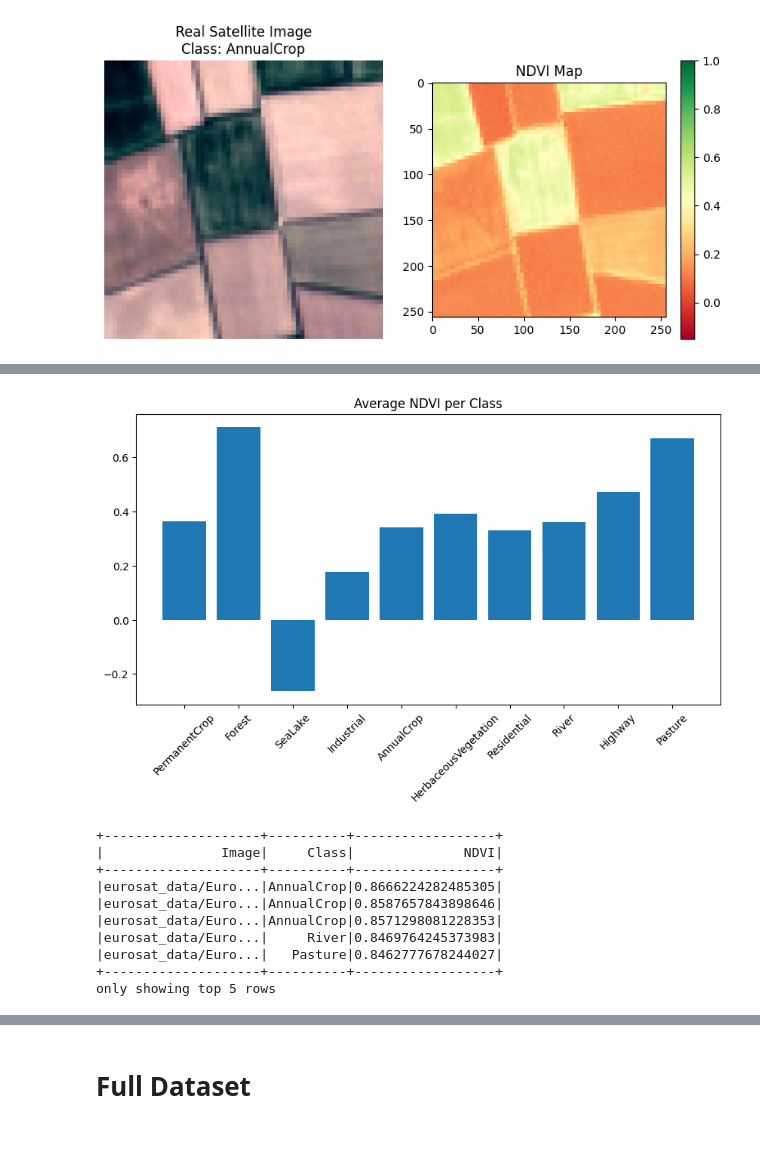
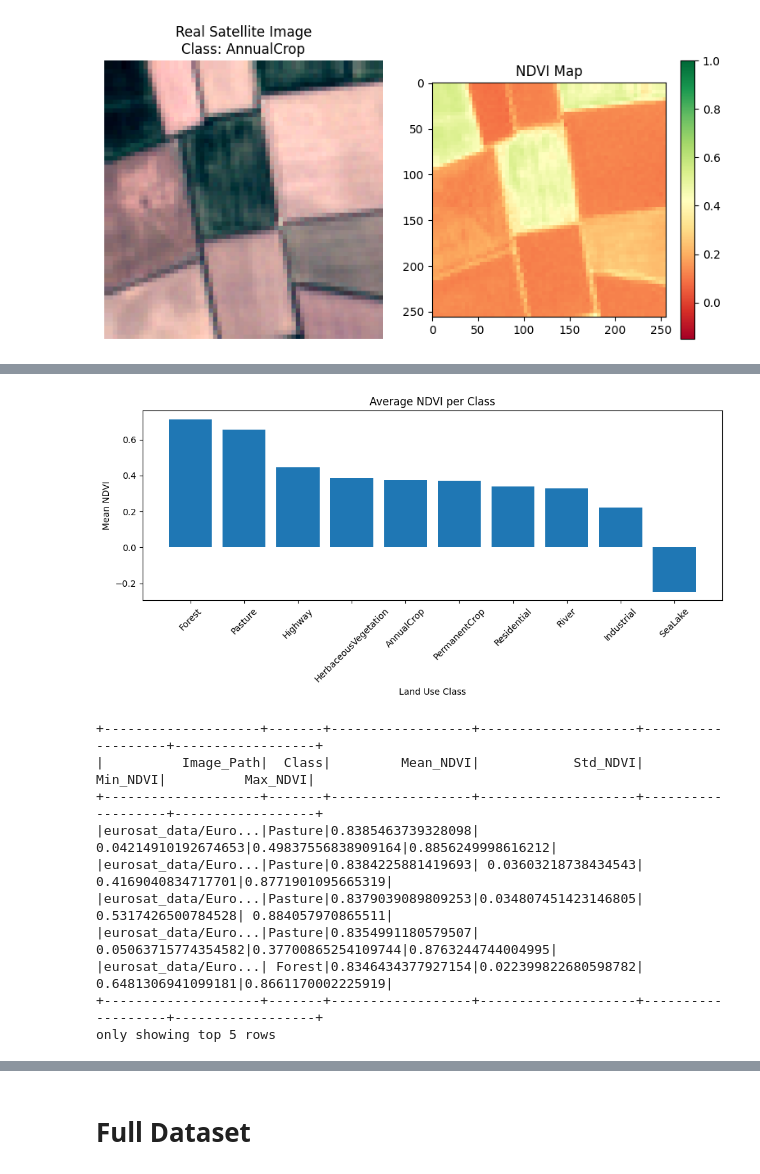
Before and after one commit to Sanjay-Chauhan52/Satellite-Based-Geospatial-Characterization-using-NDVI, a Jupyter notebook: notebook.ipynb, the cells around one changed output, grey strips where cells are left out. Drawn from its saved outputs; the diff is of its cells as text; code cells hidden in the pictures; blank space fills up the shorter version.

```diff
--- a/notebook.ipynb
+++ b/notebook.ipynb
@@ -182,0 +145,13 @@ result.show()
+# %%
+columns = [
+    "Image_Path",
+    "Class",
+    "Mean_NDVI",
+    "Std_NDVI",
+    "Min_NDVI",
+    "Max_NDVI"
+]
+
+df = spark.createDataFrame(ndvi_rdd, columns)
+
+df.show(5)
@@ -352,8 +363,6 @@ sample_rdd = rdd.sample(False, 0.2)
 ndvi_rdd = sample_rdd.map(compute_ndvi).cache()
 # %%
 clean_rdd = ndvi_rdd.filter(lambda x: x[2] is not None)
-# %%
-df = spark.createDataFrame(clean_rdd, ["Image", "Class", "NDVI"])
 # %%
 df.cache()
 df.count()
@@ -416,28 +436,49 @@ ndvi_category_df.groupBy("Class", "NDVI_Level").count().show()
 +--------------------+----------+-----+
 only showing top 20 rows
 # %%
-pdf = df.groupBy("Class").avg("NDVI").toPandas()
+from pyspark.sql.functions import avg
+
+pdf = (
+    df.groupBy("Class")
+      .agg(avg("Mean_NDVI").alias("Mean_NDVI"))
+      .toPandas()
+)
 
 import matplotlib.pyplot as plt
 
+pdf = pdf.sort_values(
+    by="Mean_NDVI",
+    ascending=False
+)
+
 plt.figure(figsize=(10,5))
-plt.bar(pdf["Class"], pdf["avg(NDVI)"])
+
+plt.bar(
+    pdf["Class"],
+    pdf["Mean_NDVI"]
+)
+
 plt.xticks(rotation=45)
+plt.ylabel("Mean NDVI")
+plt.xlabel("Land Use Class")
 plt.title("Average NDVI per Class")
+
+plt.tight_layout()
+
 plt.show()
 # %% [output]
-[figure, old version]
+[figure, new version]
 # %%
-df.orderBy("NDVI", ascending=False).show(5)
+df.orderBy("Mean_NDVI", ascending=False).show(5)
 # %% [output]
-+--------------------+----------+------------------+
-|               Image|     Class|              NDVI|
-+--------------------+----------+------------------+
-|eurosat_data/Euro...|AnnualCrop|0.8666224282485305|
-|eurosat_data/Euro...|AnnualCrop|0.8587657843898646|
-|eurosat_data/Euro...|AnnualCrop|0.8571298081228353|
-|eurosat_data/Euro...|     River|0.8469764245373983|
-|eurosat_data/Euro...|   Pasture|0.8462777678244027|
-+--------------------+----------+------------------+
++--------------------+-------+------------------+--------------------+-------------------+------------------+
+|          Image_Path|  Class|         Mean_NDVI|            Std_NDVI|           Min_NDVI|          Max_NDVI|
++--------------------+-------+------------------+--------------------+-------------------+------------------+
+|eurosat_data/Euro...|Pasture|0.8385463739328098| 0.04214910192674653|0.49837556838909164|0.8856249998616212|
+|eurosat_data/Euro...|Pasture|0.8384225881419693| 0.03603218738434543| 0.4169040834717701|0.8771901095665319|
+|eurosat_data/Euro...|Pasture|0.8379039089809253|0.034807451423146805| 0.5317426500784528| 0.884057970865511|
+|eurosat_data/Euro...|Pasture|0.8354991180579507| 0.05063715774354582|0.37700865254109744|0.8763244744004995|
+|eurosat_data/Euro...| Forest|0.8346434377927154|0.022399822680598782| 0.6481306941099181|0.8661170002225919|
++--------------------+-------+------------------+--------------------+-------------------+------------------+
 only showing top 5 rows
 # %%
```
Also changed, not shown: parts of 36 cells of this notebook.
